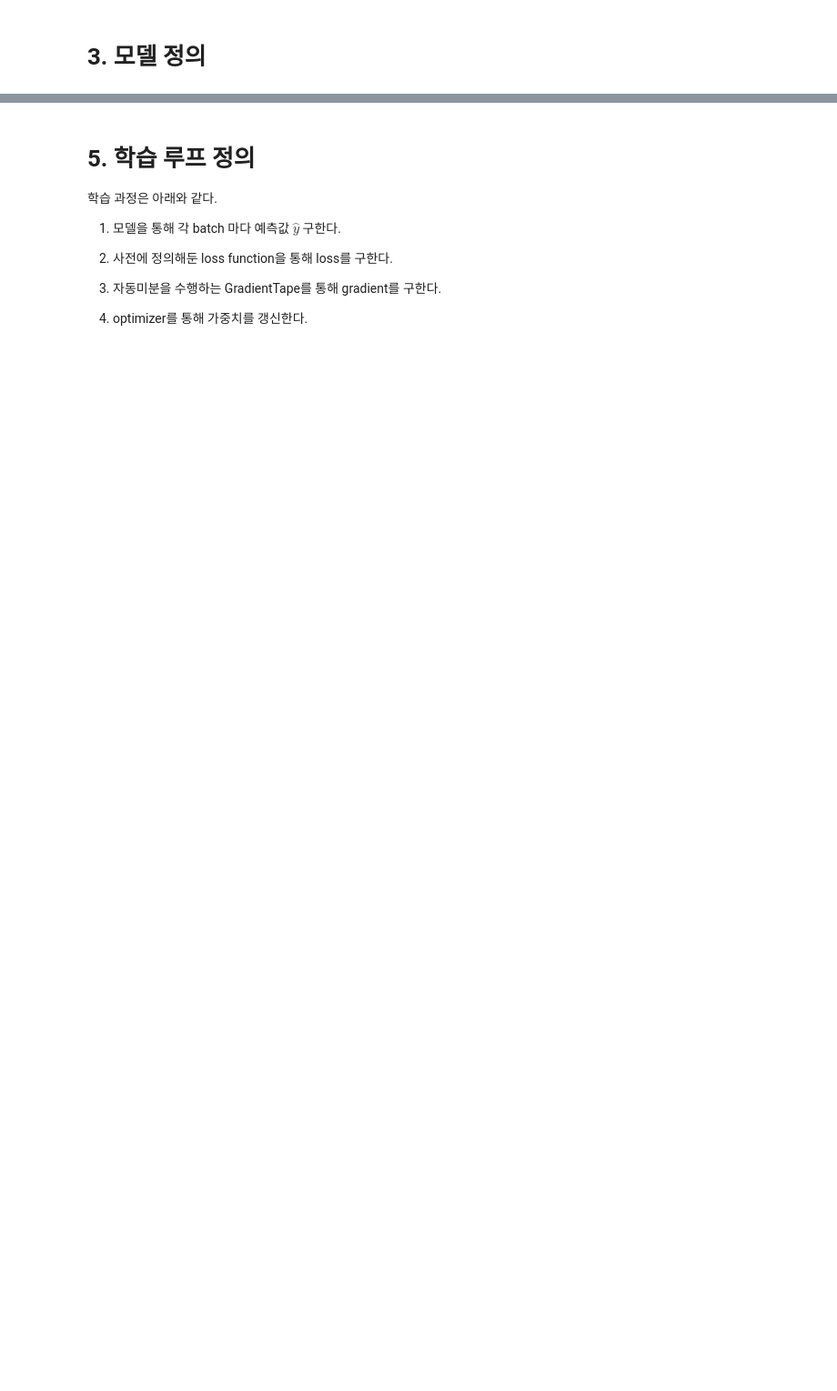
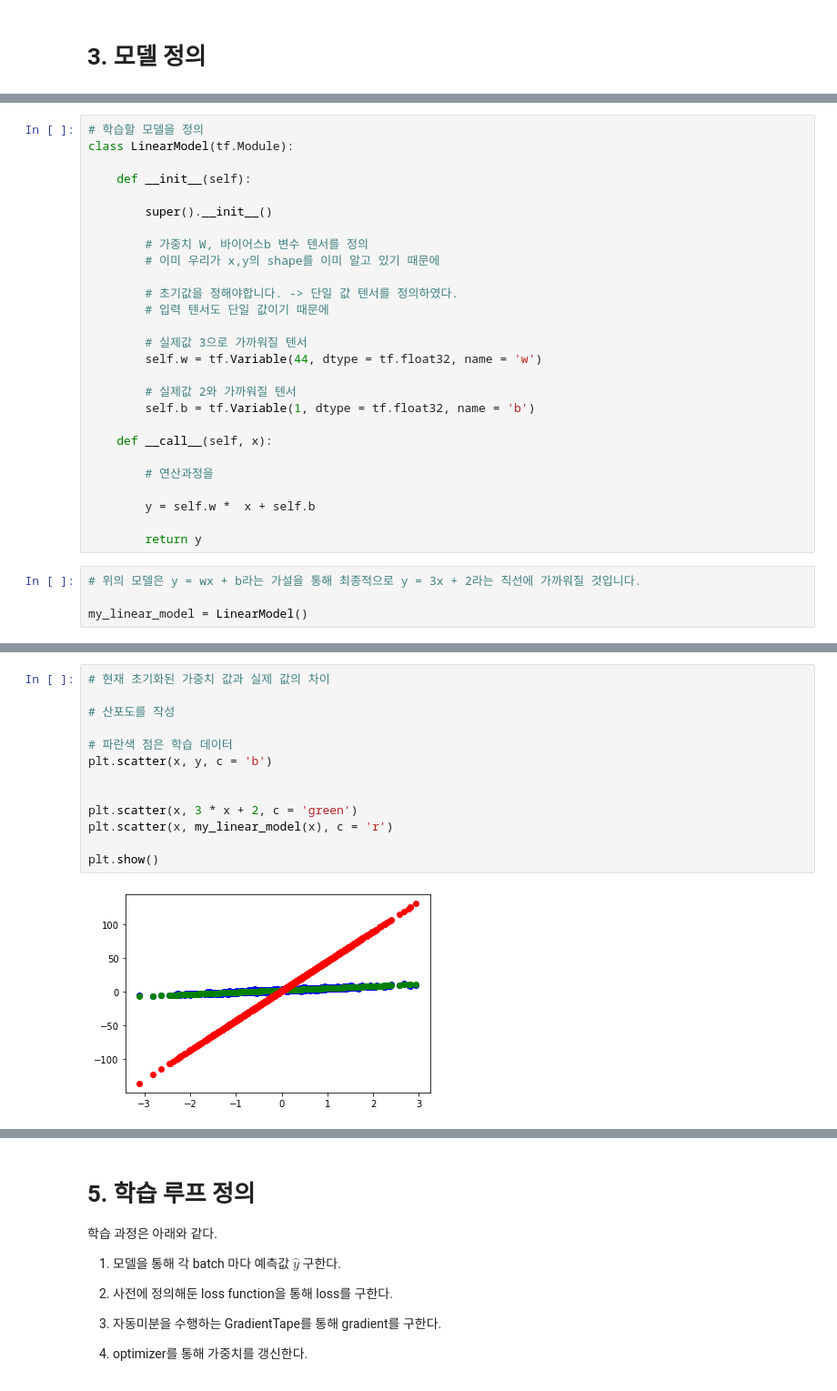
Before and after one commit to chanuuuuu/deep-learning-class, a Jupyter notebook: 1-2 TensorFlow (layer ~ model).ipynb, the cells around one changed output, grey strips where cells are left out. Shown at 91% size. Saved outputs shown, nothing was run; the diff lists cells and outputs as text; blank space fills up the shorter version.

```diff
--- a/1-2 TensorFlow (layer ~ model).ipynb
+++ b/1-2 TensorFlow (layer ~ model).ipynb
@@ -188,3 +1266,34 @@ layer의 입력, 출력 모두 텐서이다. (연산의 과정까지 모두 텐
 
 
 - 초기값을 w, b 각각 10, 0으로 주었다.
+# %%
+# 학습할 모델을 정의
+class LinearModel(tf.Module):
+
+    def __init__(self):
+
+        super().__init__()
+
+        # 가중치 W, 바이어스b 변수 텐서를 정의
+        # 이미 우리가 x,y의 shape를 이미 알고 있기 때문에
+
+        # 초기값을 정해야합니다. -> 단일 값 텐서를 정의하였다.
+        # 입력 텐서도 단일 값이기 때문에
+
+        # 실제값 3으로 가까워질 텐서
+        self.w = tf.Variable(44, dtype = tf.float32, name = 'w')
+
+        # 실제값 2와 가까워질 텐서
+        self.b = tf.Variable(1, dtype = tf.float32, name = 'b')
+
+    def __call__(self, x):
+
+        # 연산과정을
+
+        y = self.w *  x + self.b
+
+        return y
+# %%
+# 위의 모델은 y = wx + b라는 가설을 통해 최종적으로 y = 3x + 2라는 직선에 가까워질 것입니다.
+
+my_linear_model = LinearModel()
@@ -196,0 +1322,15 @@ layer의 입력, 출력 모두 텐서이다. (연산의 과정까지 모두 텐
+# %%
+# 현재 초기화된 가중치 값과 실제 값의 차이
+
+# 산포도를 작성
+
+# 파란색 점은 학습 데이터
+plt.scatter(x, y, c = 'b')
+
+
+plt.scatter(x, 3 * x + 2, c = 'green')
+plt.scatter(x, my_linear_model(x), c = 'r')
+
+plt.show()
+# %% [output]
+[figure, added]
```
Also changed, not shown: parts of 100 cells of this notebook, 2 other files.
